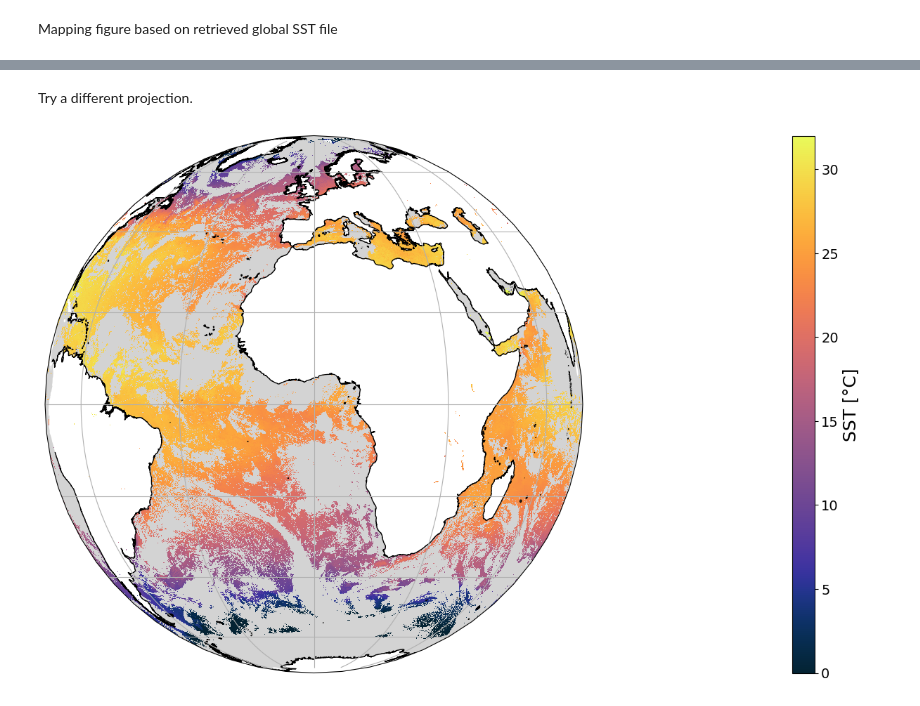
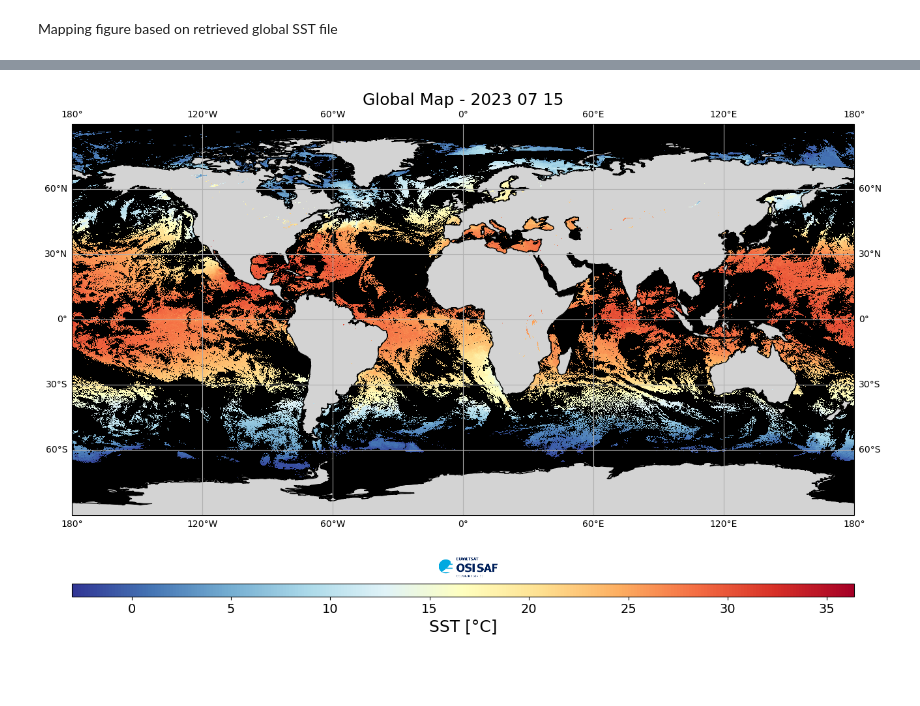
Before and after one commit to eumetsat/learn-osi-saf-sst, a Jupyter notebook: 1_OSI_SAF_sst_introductory/1_3b_OSI_SAF_SST_mapping_Global_Metop_SST.ipynb, the cells around one changed output, grey strips where cells are left out. Cells and saved outputs as stored; diff of their text form; code cells hidden in the pictures; blank space fills up the shorter version.

```diff
--- a/1_OSI_SAF_sst_introductory/1_3b_OSI_SAF_SST_mapping_Global_Metop_SST.ipynb
+++ b/1_OSI_SAF_sst_introductory/1_3b_OSI_SAF_SST_mapping_Global_Metop_SST.ipynb
@@ -84,6 +193,6 @@ directory = 'products/global'
 Choose a colormap for your data set. You can find more information on matplotlib colormaps <a href="https://matplotlib.org/stable/tutorials/colors/colormaps.html" target="_blank">here</a>.
 However, we recommend you have a look at <a href=" https://matplotlib.org/cmocean/" target="_blank">cmocean colormaps</a> or that you use scientific colormaps for data visulaisation from librairies such as cmcrameri.
 # %%
-#cmap = mpl_cm.get_cmap('RdYlBu_r')
-cmap = cmocean.cm.thermal
+cmap = mpl_cm.get_cmap('RdYlBu_r')
+#cmap = cmocean.cm.thermal
 # %% [markdown]
@@ -139,42 +210,19 @@ projection=ccrs.Orthographic(0,0)
-# %% [markdown]
-Try a different projection.
-# %%
-fig = plt.figure(figsize=(16,9))
-
-# set data projection and request output projection
-data_projection=ccrs.PlateCarree()
-output_projection=ccrs.Orthographic(0,0)
-
-# define plot carateristics
-ax = plt.axes([0.05,0.05,0.75,0.85], projection=output_projection)
-ax.set_global()
-ax.add_feature(cfeature.OCEAN, zorder=0, facecolor='lightgrey')
-ax.gridlines()
-ax.coastlines('10m')
-
-# open and plot data
-for filename in os.listdir(directory):
-    if filename.endswith(".nc"):
-        nc = xr.open_dataset(directory + '/' + filename)
-        lat = nc.variables['lat'][:]
-        lon = nc.variables['lon'][:]
-        sst = nc.variables['sea_surface_temperature'][:]
-        ql  = nc.variables['quality_level'][:]
-        nc.close()
-
-        # Use only SST with quality_level > 2
-        sst_ql345 = np.ma.masked_where(ql<3, sst)
-
-        # plotting sst
-        im = plt.pcolormesh(lon, lat, sst_ql345[0,:,:]-273.15, transform=data_projection, cmap=cmap)
-
-        # set the min and max temperature for apropriate visualisation
-        im.set_clim(0,32)
-
-# Adding a colorbar
-axc = fig.add_axes((0.85,0.05,0.02,0.85))
-cb = plt.colorbar(im, orientation='vertical', cax=axc)
-cb.set_label('SST [°C]', fontsize=18)
-cb.ax.tick_params(labelsize=14)
-# %% [output]
-[figure, removed]
+# %%
+
+fig = plt.figure(figsize=(16,10))
+
+# request output projection
+output_projection=ccrs.PlateCarree()
+
+# define title
+title = "Global Map - 2023 07 15"
+
+# Mapping sst
+im = mapping_sst(directory,
+                 output_projection,
+                 cmap,
+                 title=title)
+
+add_colorbar(im, fig, orientation="horizontal", cmap=cmap)
+# %% [output]
+[figure, added]
```
Also changed, not shown: parts of 22 cells of this notebook, 21 other files.
